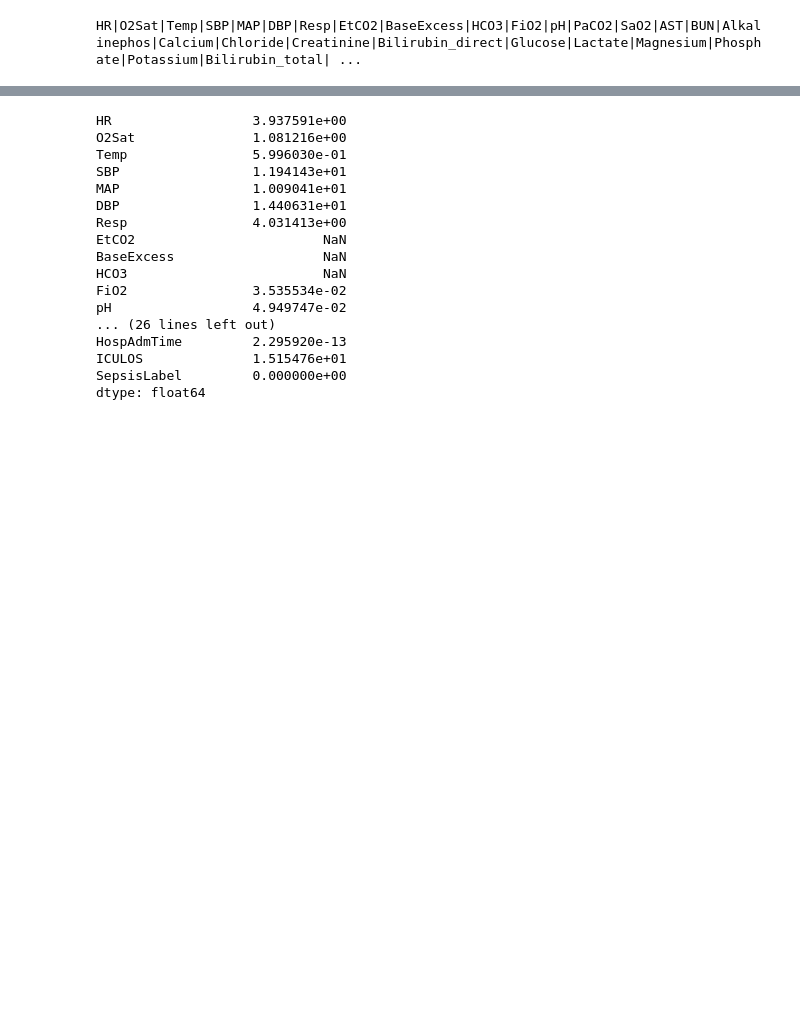
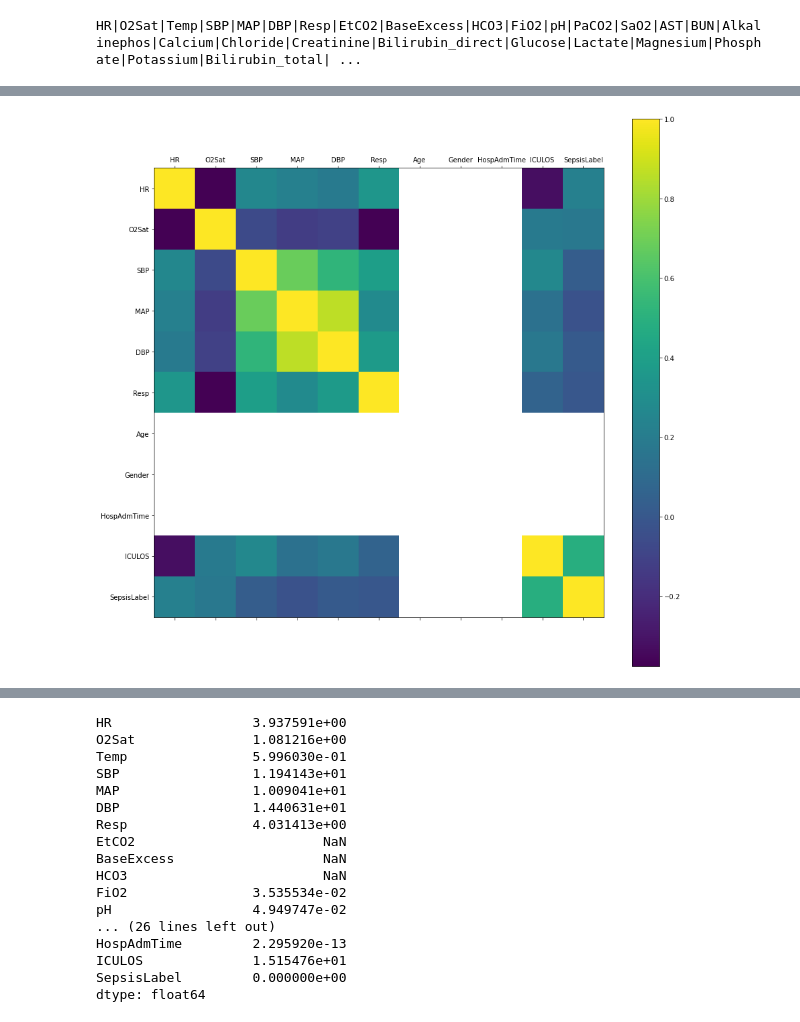
Before and after one commit to snirlugassy/sepsis_early_detection, a Jupyter notebook: hw1_eda.ipynb, the cells around one changed output, grey strips where cells are left out. Saved outputs shown, nothing was run; the diff lists cells and outputs as text; code cells hidden in the pictures; blank space fills up the shorter version.

```diff
--- a/hw1_eda.ipynb
+++ b/hw1_eda.ipynb
@@ -37,0 +87,6 @@ data[0].head(10)
+# %%
+sepsis_missing_values = sum([df.isna().sum() for df in sepsis])
+sepsis_total_values = sum([df.shape[0] for df in sepsis])
+
+print('Sepsis null values rates:')
+print(sepsis_missing_values / sepsis_total_values)
@@ -37,0 +111,6 @@ data[0].head(10)
+# %%
+non_sepsis_missing_values = sum([df.isna().sum() for df in non_sepsis])
+non_sepsis_total_values = sum([df.shape[0] for df in non_sepsis])
+
+print('Non-Sepsis null values rates:')
+print(non_sepsis_missing_values / non_sepsis_total_values)
@@ -37,0 +135,16 @@ data[0].head(10)
+# %%
+avg_missing_rate = dict(0.5*((non_sepsis_missing_values / non_sepsis_total_values) + (sepsis_missing_values / sepsis_total_values)))
+
+low_missing_features = []
+high_missing_features = []
+
+threshold = 0.3
+
+for feature, rate in avg_missing_rate.items():
+    if rate <= threshold:
+        low_missing_features.append(feature)
+    else:
+        high_missing_features.append(feature)
+
+print('Low missing rate:', ','.join(low_missing_features))
+print('High missing rate:', ','.join(high_missing_features))
@@ -37,0 +154,4 @@ data[0].head(10)
+# %%
+df = sepsis[0][low_missing_features]
+corr = df.corr()
+corr
@@ -37,0 +171,10 @@ data[0].head(10)
+# %%
+plt.figure(figsize=(15,15))
+ax = plt.axes()
+mat = ax.matshow(df.corr())
+plt.colorbar(mat)
+ax.set_xticks(range(len(df.columns)), df.columns)
+ax.set_yticks(range(len(df.columns)), df.columns)
+plt.show()
+# %% [output]
+[figure, added]
```
Also changed, not shown: parts of 21 cells of this notebook, 6 other files.
